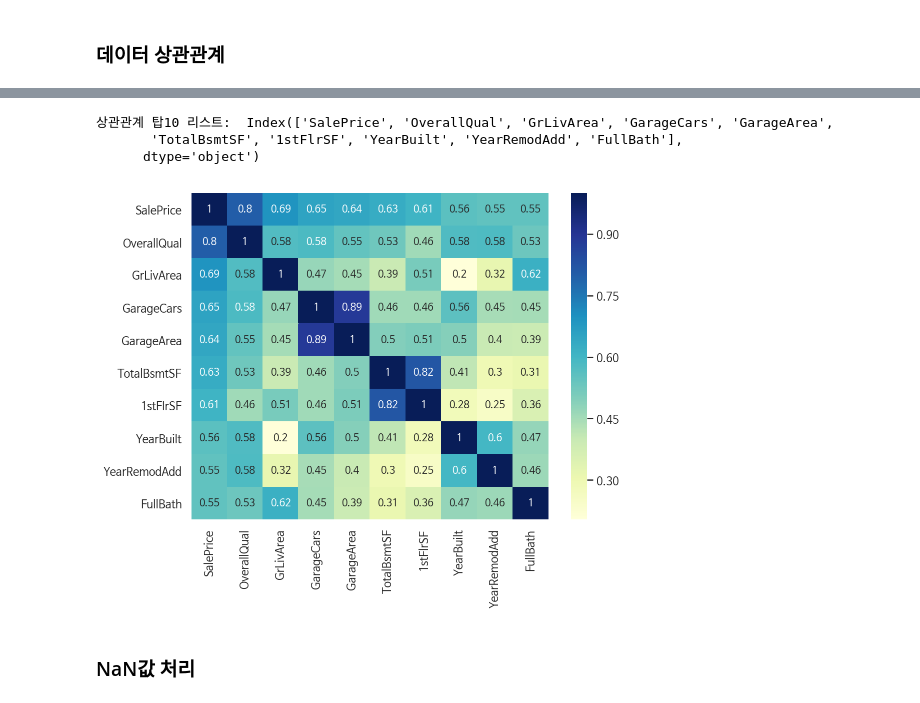
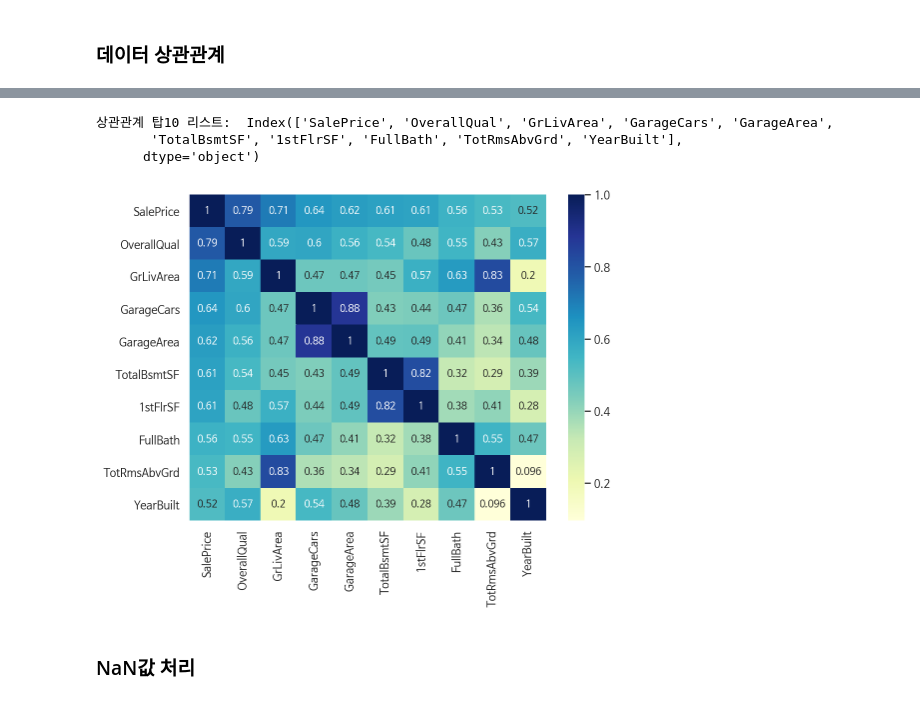
Before and after one commit to lim800/DoNotUse, a Jupyter notebook: SemiProject/houseplrices/jjlim.ipynb, the cells around one changed output, grey strips where cells are left out. Cells and saved outputs as stored; diff of their text form; code cells hidden in the pictures.

```diff
--- a/SemiProject/houseplrices/jjlim.ipynb
+++ b/SemiProject/houseplrices/jjlim.ipynb
@@ -160,17 +154,17 @@ high_corr_list
  ['GarageArea', 'GarageCars']]
 # %%
 # 'SalePrice' 와 상관관계가 있는 컬럼 상위 10개 분류
-df_train['SalePrice'] = y_train
-corrlist = df_train.corr().nlargest(10, 'SalePrice').index
+df['SalePrice'] = y
+corrlist = df.corr().nlargest(10, 'SalePrice').index
 print('상관관계 탑10 리스트: ',corrlist)
 plt.figure(figsize=(8,6))
-sns.heatmap(df_train[corrlist].corr(), annot=True, cmap="YlGnBu")
-df_train.drop('SalePrice', axis=1, inplace=True)
+sns.heatmap(df[corrlist].corr(), annot=True, cmap="YlGnBu")
+df.drop('SalePrice', axis=1, inplace=True)
 # %% [output]
 상관관계 탑10 리스트:  Index(['SalePrice', 'OverallQual', 'GrLivArea', 'GarageCars', 'GarageArea',
-       'TotalBsmtSF', '1stFlrSF', 'YearBuilt', 'YearRemodAdd', 'FullBath'],
+       'TotalBsmtSF', '1stFlrSF', 'FullBath', 'TotRmsAbvGrd', 'YearBuilt'],
       dtype='object')
-[figure, old version]
+[figure, new version]
 # %% [markdown]
 ### NaN값 처리
 # %%
```
Also changed, not shown: parts of 81 cells of this notebook.
